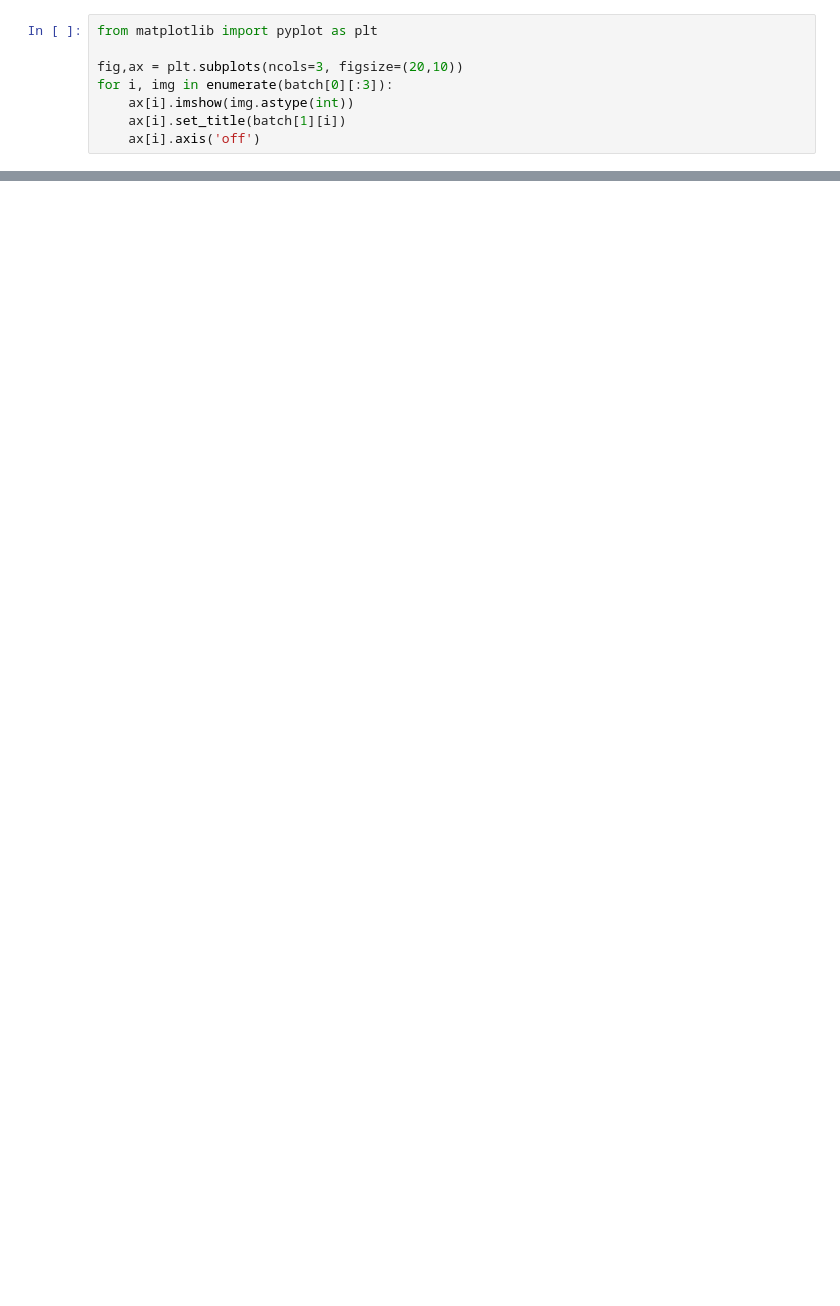
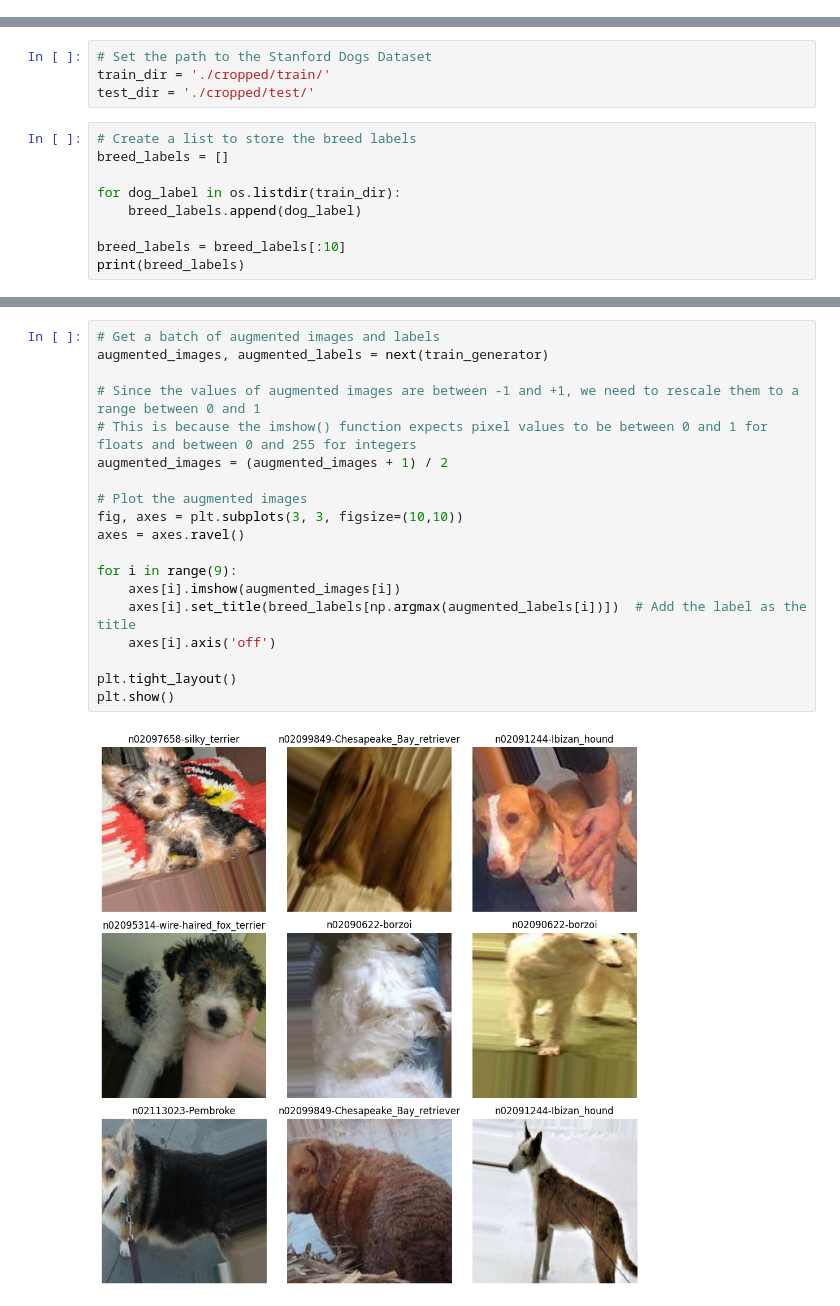
Before and after one commit to DiegoBoos/Dog-Breed-Classification, a Jupyter notebook: dog-breed-classification.ipynb, the cells around one changed output, grey strips where cells are left out. Drawn from its saved outputs; the diff is of its cells as text; blank space fills up the shorter version.

```diff
--- a/dog-breed-classification.ipynb
+++ b/dog-breed-classification.ipynb
@@ -27,8 +0,0 @@ Batch iabels shape (32,)
-# %%
-from matplotlib import pyplot as plt
-
-fig,ax = plt.subplots(ncols=3, figsize=(20,10))
-for i, img in enumerate(batch[0][:3]):
-    ax[i].imshow(img.astype(int))
-    ax[i].set_title(batch[1][i])
-    ax[i].axis('off')
@@ -76,0 +29,13 @@ len(train), len(val), len(test)
+# %%
+# Set the path to the Stanford Dogs Dataset
+train_dir = './cropped/train/'
+test_dir = './cropped/test/'
+# %%
+# Create a list to store the breed labels
+breed_labels = []
+
+for dog_label in os.listdir(train_dir):
+    breed_labels.append(dog_label)
+
+breed_labels = breed_labels[:10]
+print(breed_labels)
@@ -77 +88,22 @@ len(train), len(val), len(test)
+# %%
+# Get a batch of augmented images and labels
+augmented_images, augmented_labels = next(train_generator)
+
+# Since the values of augmented images are between -1 and +1, we need to rescale them to a range between 0 and 1
+# This is because the imshow() function expects pixel values to be between 0 and 1 for floats and between 0 and 255 for integers
+augmented_images = (augmented_images + 1) / 2
+
+# Plot the augmented images
+fig, axes = plt.subplots(3, 3, figsize=(10,10))
+axes = axes.ravel()
+
+for i in range(9):
+    axes[i].imshow(augmented_images[i])
+    axes[i].set_title(breed_labels[np.argmax(augmented_labels[i])])  # Add the label as the title
+    axes[i].axis('off')
+
+plt.tight_layout()
+plt.show()
+# %% [output]
+[figure, added]
 # %%
```
Also changed, not shown: parts of 21 cells of this notebook, 3 other files.
